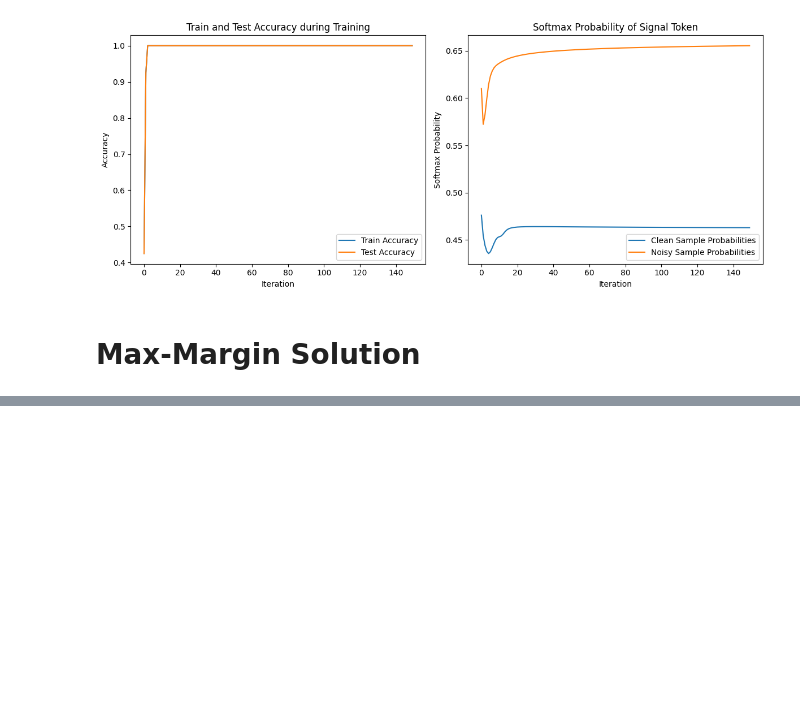
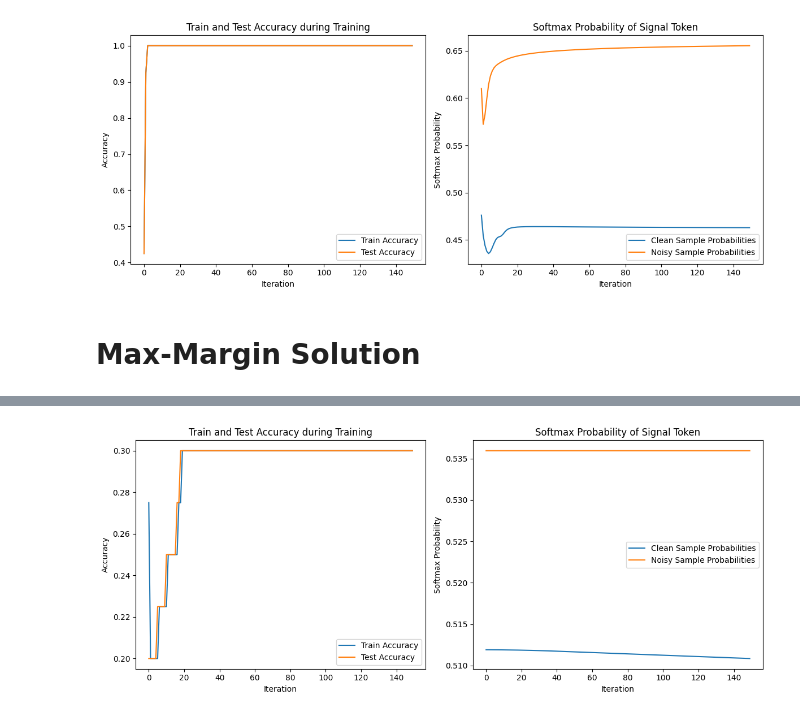
Before and after one commit to Albeenee/benign_overfitting_in_single_head_attention, a Jupyter notebook: Benign_overfitting.ipynb, the cells around one changed output, grey strips where cells are left out. Drawn from its saved outputs; the diff is of its cells as text; code cells hidden in the pictures; blank space fills up the shorter version.

Commit message:
max margin (to fix)

```diff
--- a/Benign_overfitting.ipynb
+++ b/Benign_overfitting.ipynb
@@ -251,3 +251,73 @@ Epoch 150
 [figure]
 # %% [markdown]
 # Max-Margin Solution
+# %%
+# Parameters
+r = np.sqrt(d)
+R = np.sqrt(d)*0.1
+
+# Metrics tracking
+train_accs, test_accs, clean_proba, noisy_proba, steps_list = [], [], [], [], []
+cur_step = 0
+# %%
+model = SingleHeadAttention(d).to(device)
+optimizer = torch.optim.SGD(model.parameters(), lr=beta)
+# %%
+for epoch in range(num_steps):
+    model.zero_grad()  # Clear gradients
+
+    # Compute predictions and margins
+    pred = model(X_train)
+    margins = torch.mul(pred, y_train)
+    min_margin_idx = torch.argmin(margins)
+    min_margin = margins[min_margin_idx]
+
+    # Backpropagate using the sample with the minimum margin
+    min_margin.backward()  # Compute gradients for the parameters
+
+    # Update parameters using the learning rule
+    with torch.no_grad():
+        for param in model.parameters():
+            param -= beta * param.grad  # Gradient step
+
+            if param is model.p:  # Projection for p
+                param /= max(1.0, param.norm() / R)
+            elif param is model.v:  # Projection for v
+                param /= max(1.0, param.norm() / r)
+
+
+    # Evaluate on training and test data
+    with torch.no_grad():
+        # Convert logits to predicted labels
+        pred_train_labels = (pred > 0).long()  # Class 1 for logits > 0, Class 0 otherwise
+        train_acc = accuracy_score(pred_train_labels, y_train)
+
+        # Predictions on the test set
+        logits_test = model(X_test)
+        pred_test_labels = (logits_test > 0).long()  # Convert test logits to labels
+        test_acc = accuracy_score(pred_test_labels, y_test)
+
+        # For clean data
+        logits_clean = torch.matmul(X_train[clean_indices_train], model.p)  # Adjust to match model input dimensions
+        probs_clean = torch.sigmoid(logits_clean).cpu().numpy()  # Sigmoid for binary probabilities
+        clean_probs_iter = np.mean(probs_clean)
+
+        # For noisy data
+        logits_noisy = torch.matmul(X_train[noisy_indices_train], model.p)  # Adjust to match model input dimensions
+        probs_noisy = torch.sigmoid(logits_noisy).cpu().numpy()  # Sigmoid for binary probabilities
+        noisy_probs_iter = np.mean(probs_noisy)
+
+    # Log metrics
+    train_accs.append(train_acc)
+    test_accs.append(test_acc)
+    clean_proba.append(clean_probs_iter)
+    noisy_proba.append(noisy_probs_iter)
+    steps_list.append(epoch + 1)
+
+    # Print progress every `log_every` epochs
+    if epoch == 0 or (epoch + 1) % log_every == 0 or (epoch + 1 == num_steps):
+        print(f"Epoch {epoch + 1}/{num_steps}, Train Acc: {train_acc:.4f}, Test Acc: {test_acc:.4f}, Min Margin: {min_margin.item():.4f}")
+
+# Plot metrics
+plot_metrics(train_accs, test_accs, clean_proba, noisy_proba)
+# %% [output]
@@ -253,0 +328 @@ Epoch 150
+[figure, added]
```
Also changed, not shown: parts of 1 cell of this notebook.
